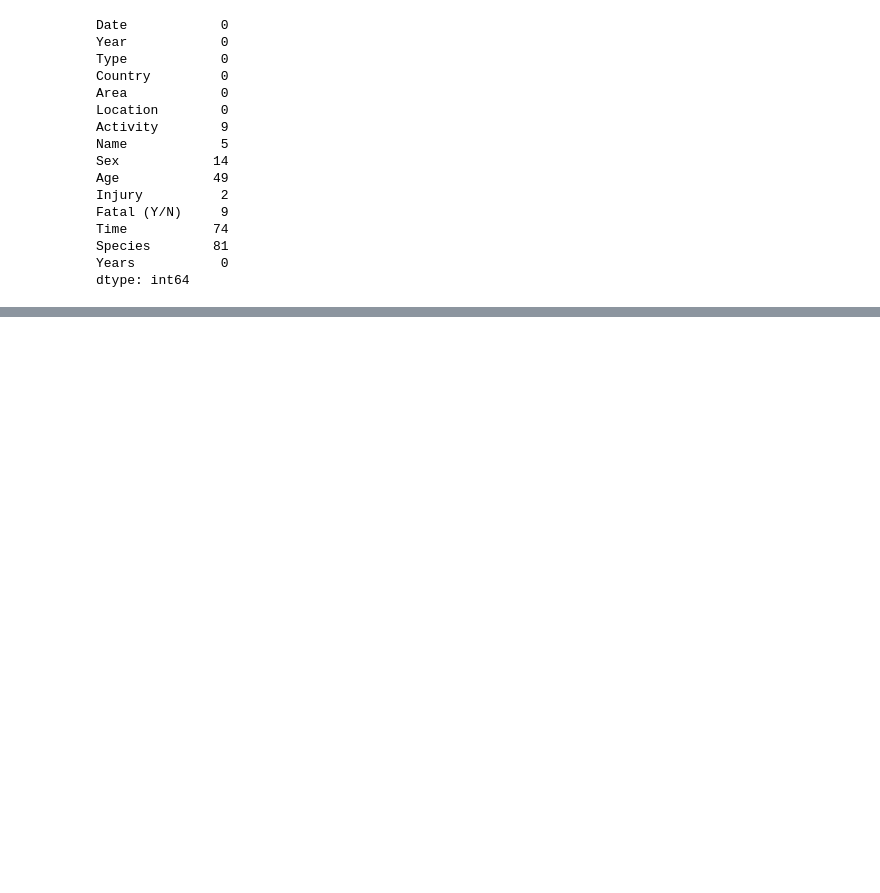
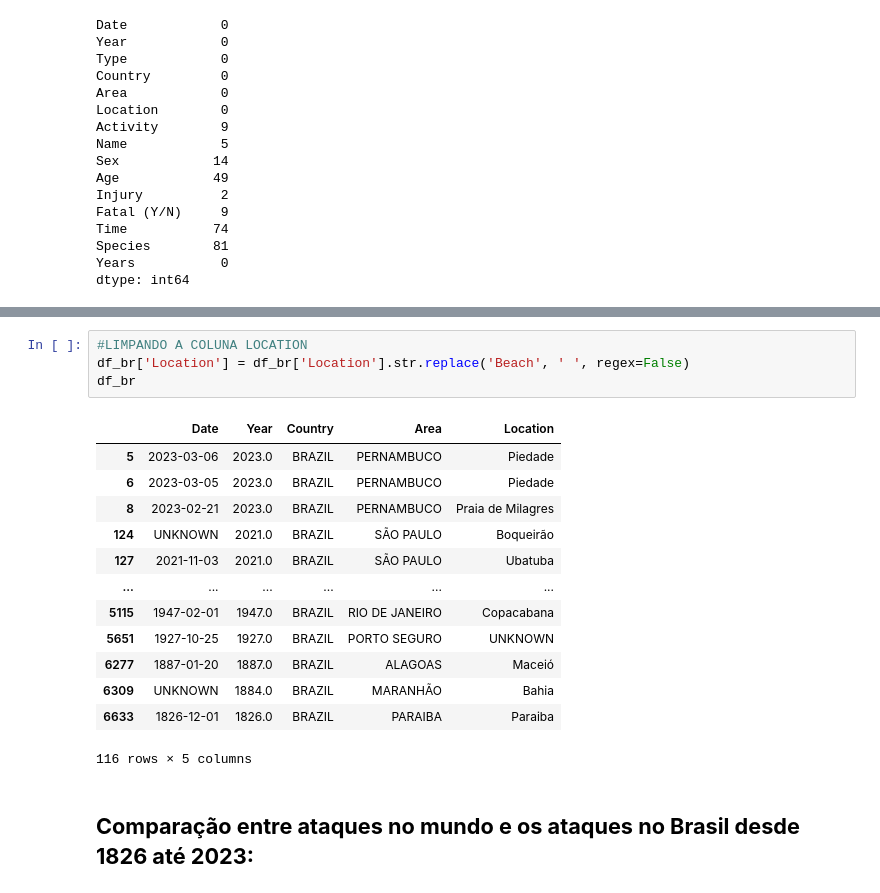
Before and after one commit to PedroPavanii/Shark_Project, a Jupyter notebook: Shark_1.ipynb, the cells around one changed output, grey strips where cells are left out. Saved outputs shown, nothing was run; the diff lists cells and outputs as text; blank space fills up the shorter version.

```diff
--- a/Shark_1.ipynb
+++ b/Shark_1.ipynb
@@ -235,0 +239,20 @@ df_br
+# %%
+#LIMPANDO A COLUNA LOCATION
+df_br['Location'] = df_br['Location'].str.replace('Beach', ' ', regex=False)
+df_br
+# %% [output]
+|  | Date | Year | Country | Area | Location |
+| 5 | 2023-03-06 | 2023.0 | BRAZIL | PERNAMBUCO | Piedade |
+| 6 | 2023-03-05 | 2023.0 | BRAZIL | PERNAMBUCO | Piedade |
+| 8 | 2023-02-21 | 2023.0 | BRAZIL | PERNAMBUCO | Praia de Milagres |
+| 124 | UNKNOWN | 2021.0 | BRAZIL | SÃO PAULO | Boqueirão |
+| 127 | 2021-11-03 | 2021.0 | BRAZIL | SÃO PAULO | Ubatuba |
+| ... | ... | ... | ... | ... | ... |
+| 5115 | 1947-02-01 | 1947.0 | BRAZIL | RIO DE JANEIRO | Copacabana |
+| 5651 | 1927-10-25 | 1927.0 | BRAZIL | PORTO SEGURO | UNKNOWN |
+| 6277 | 1887-01-20 | 1887.0 | BRAZIL | ALAGOAS | Maceió |
+| 6309 | UNKNOWN | 1884.0 | BRAZIL | MARANHÃO | Bahia |
+| 6633 | 1826-12-01 | 1826.0 | BRAZIL | PARAIBA | Paraiba |
+116 rows × 5 columns
+# %% [markdown]
+## **Comparação entre ataques no mundo e os ataques no Brasil desde 1826 até 2023:**
```
Also changed, not shown: parts of 17 cells of this notebook.
